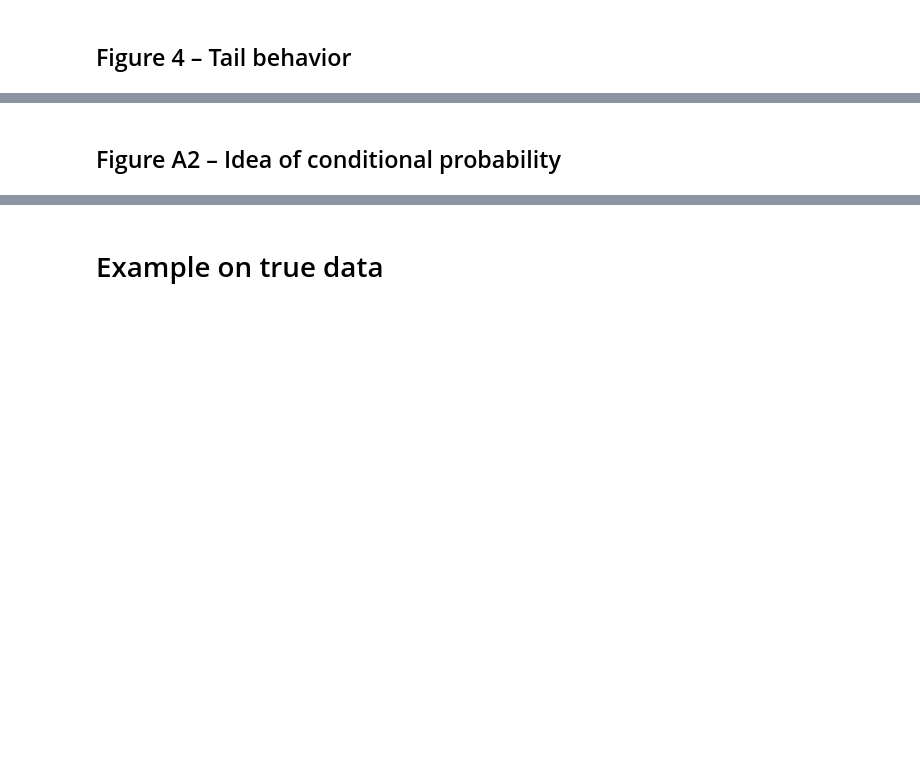
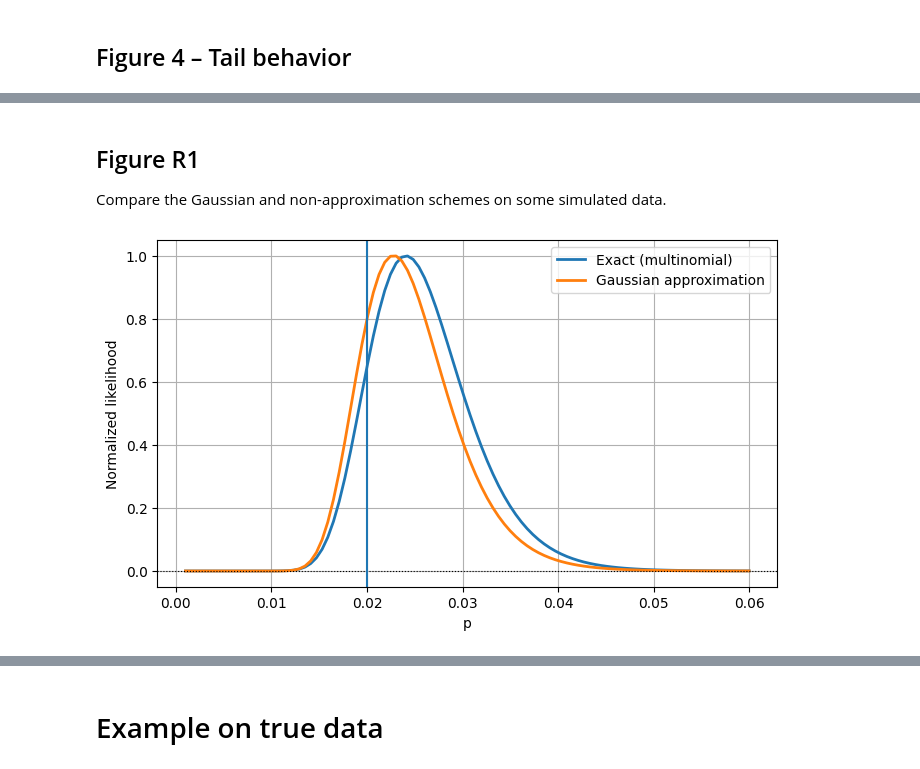
Before and after one commit to theovoldoire/saddlepointMC-open, a Jupyter notebook: src/main_study.ipynb, the cells around one changed output, grey strips where cells are left out. Saved outputs shown, nothing was run; the diff lists cells and outputs as text; code cells hidden in the pictures; blank space fills up the shorter version.

```diff
--- a/src/main_study.ipynb
+++ b/src/main_study.ipynb
@@ -228,6 +212,0 @@ ecological_data_bis = copy.deepcopy([ecological_data[0][:,np.array([2,0,1])], ec
-# %%
-funcs1 = define_functions(ecological_data, None, Nsim=100,A=AB,pars_function=pars_func_fixed)
-res1 = jax.vmap(funcs1["dens_exact"])(jnp.ones(funcs1["sizes"]["size_pars"])[None,].repeat(3000,0), jax.random.split(jax.random.key(2), 3000))
-
-funcs2 = define_functions(ecological_data_bis, None, Nsim=100,A=A_bis,pars_function=pars_func_fixed)
-res2 = jax.vmap(funcs2["dens_exact"])(jnp.ones(funcs2["sizes"]["size_pars"])[None,].repeat(3000,0), jax.random.split(jax.random.key(2), 3000))
@@ -362,9 +253,0 @@ dd2b = jnp.array([figureA1(50, 5., 5000, make_probability_X),
-# %%
-#
-res = pd.DataFrame({"value":jnp.concatenate([dd1a, dd1b, dd2a, dd2b]),
-    "n":np.repeat(np.array([50, 1000])[None,:], 4, 0).flatten(),
-"multiplier":np.repeat(np.repeat(np.array(["Sparsity multiplier 2", "Sparsity multiplier 5"]), 2, 0)[None,:], 2, 0).flatten(),
-"Type":np.repeat(np.array(["I-shape", "X-shape"]), 4)})
-res.to_csv("../data/for_figures/evaluate_ESS.csv")
-# %% [markdown]
-## Figure A2 – Idea of conditional probability
@@ -393,0 +254,4 @@ dd.to_latex("../docs/figures/conditional_probability.tex")
+# %% [markdown]
+## Figure R1
+
+Compare the Gaussian and non-approximation schemes on some simulated data.
@@ -393,0 +315,32 @@ dd.to_latex("../docs/figures/conditional_probability.tex")
+# %%
+p_true = .02
+N = 50 # Nb Pers par Bureau
+K = 50 # Nb Bureau
+np.random.seed(42)
+
+Y = sample(make_X(p_true), N, K)
+
+#Y = sample(p_true, N, K)
+p_vals = np.linspace(0.001, 0.06, 100)
+
+# evaluate (ensure plain python floats passed)
+gaus_vals = np.array([float(ll_gaus(make_X(p), Y, N)) for p in p_vals])
+bin_vals  = np.array([float(ll_bin(make_X(p), Y, N))  for p in p_vals])
+
+# normalize by subtracting the maximum of each curve
+gaus_norm = gaus_vals - gaus_vals.max()
+bin_norm  = bin_vals  - bin_vals.max()
+
+# plot
+plt.figure(figsize=(8, 4.5))
+plt.plot(p_vals, np.exp(bin_norm),  label="Exact (multinomial)",       lw=2)
+plt.plot(p_vals, np.exp(gaus_norm), label="Gaussian approximation", lw=2)
+plt.axhline(0, color="k", ls=":", lw=0.8)
+plt.axvline(x=p_true)
+plt.xlabel("p")
+plt.ylabel("Normalized likelihood")
+plt.legend()
+plt.grid(True)
+plt.show()
+# %% [output]
+[figure, added]
```
Also changed, not shown: parts of 34 cells of this notebook, 1 other file.
